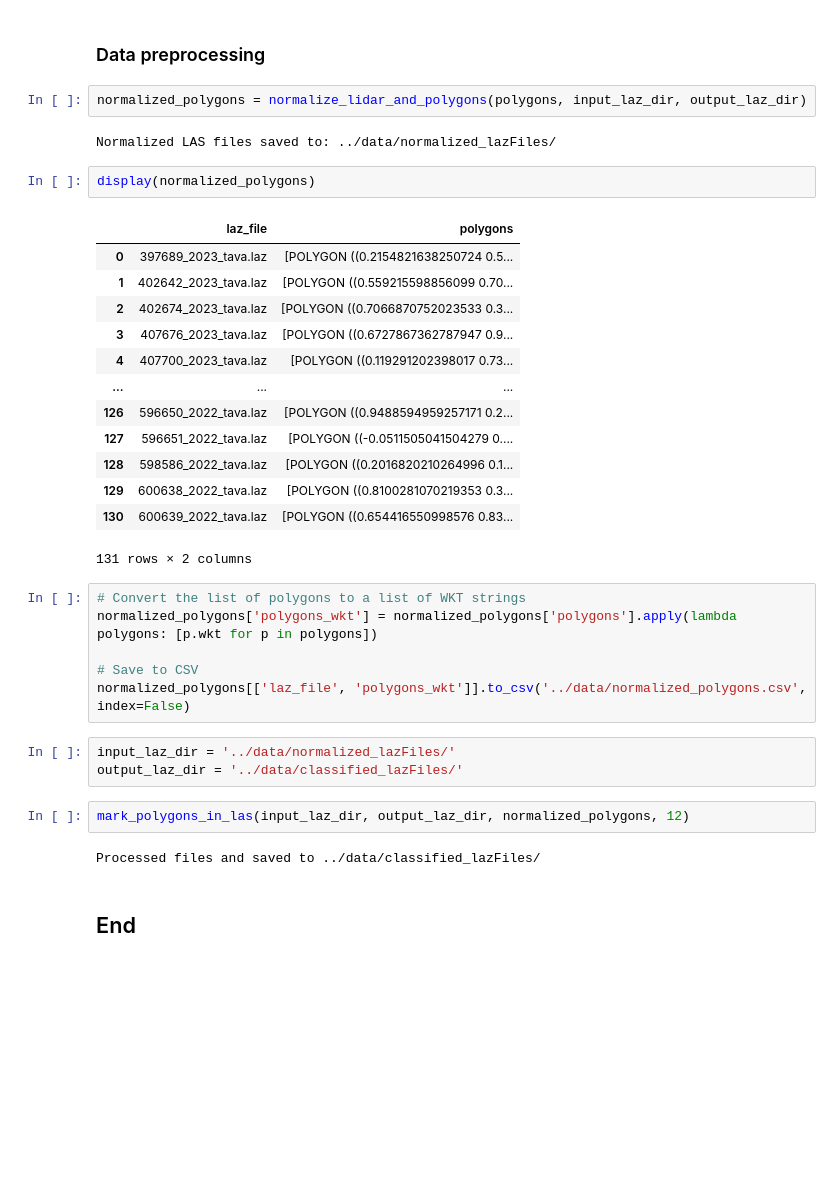
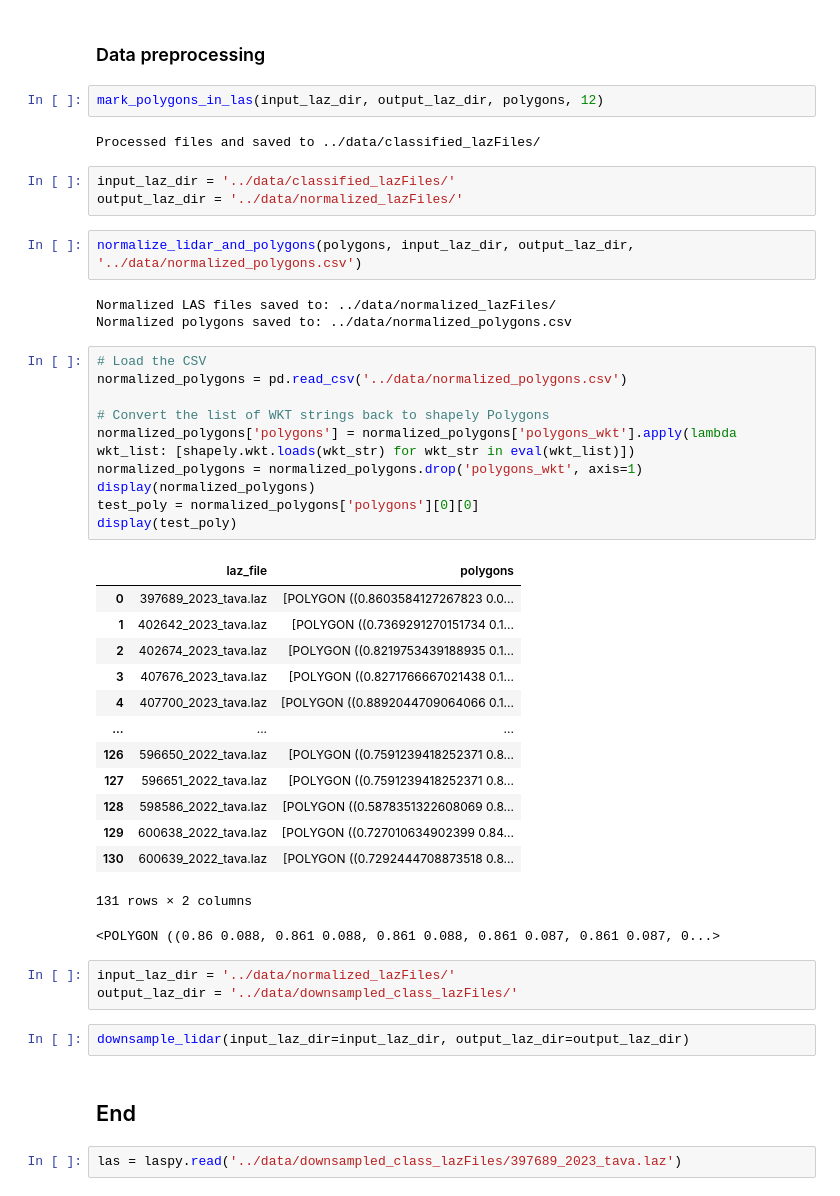
Before and after one commit to SanderSaska/Hillfort-detection-with-LiDAR-data, a Jupyter notebook: notebooks/data.ipynb, the cells around one changed output. Drawn from its saved outputs; the diff is of its cells as text; blank space fills up the shorter version.

```diff
--- a/notebooks/data.ipynb
+++ b/notebooks/data.ipynb
@@ -448,38 +495,49 @@ display(polygons)
 131 rows × 2 columns
 # %% [markdown]
 ### Data preprocessing
+# %%
+mark_polygons_in_las(input_laz_dir, output_laz_dir, polygons, 12)
+# %% [output]
+Processed files and saved to ../data/classified_lazFiles/
+# %%
+input_laz_dir = '../data/classified_lazFiles/'
+output_laz_dir = '../data/normalized_lazFiles/'
 # %%
-normalized_polygons = normalize_lidar_and_polygons(polygons, input_laz_dir, output_laz_dir)
+normalize_lidar_and_polygons(polygons, input_laz_dir, output_laz_dir, '../data/normalized_polygons.csv')
 # %% [output]
 Normalized LAS files saved to: ../data/normalized_lazFiles/
+Normalized polygons saved to: ../data/normalized_polygons.csv
-# %%
-display(normalized_polygons)
-# %% [output]
-|  | laz_file | polygons |
-| 0 | 397689_2023_tava.laz | [POLYGON ((0.2154821638250724 0.5... |
-| 1 | 402642_2023_tava.laz | [POLYGON ((0.559215598856099 0.70... |
-| 2 | 402674_2023_tava.laz | [POLYGON ((0.7066870752023533 0.3... |
-| 3 | 407676_2023_tava.laz | [POLYGON ((0.6727867362787947 0.9... |
-| 4 | 407700_2023_tava.laz | [POLYGON ((0.119291202398017 0.73... |
-| ... | ... | ... |
-| 126 | 596650_2022_tava.laz | [POLYGON ((0.9488594959257171 0.2... |
-| 127 | 596651_2022_tava.laz | [POLYGON ((-0.0511505041504279 0.... |
-| 128 | 598586_2022_tava.laz | [POLYGON ((0.2016820210264996 0.1... |
-| 129 | 600638_2022_tava.laz | [POLYGON ((0.8100281070219353 0.3... |
-| 130 | 600639_2022_tava.laz | [POLYGON ((0.654416550998576 0.83... |
-131 rows × 2 columns
-# %%
-# Convert the list of polygons to a list of WKT strings
-normalized_polygons['polygons_wkt'] = normalized_polygons['polygons'].apply(lambda polygons: [p.wkt for p in polygons])
-
-# Save to CSV
-normalized_polygons[['laz_file', 'polygons_wkt']].to_csv('../data/normalized_polygons.csv', index=False)
+# %%
+# Load the CSV
+normalized_polygons = pd.read_csv('../data/normalized_polygons.csv')
+
+# Convert the list of WKT strings back to shapely Polygons
+normalized_polygons['polygons'] = normalized_polygons['polygons_wkt'].apply(lambda wkt_list: [shapely.wkt.loads(wkt_str) for wkt_str in eval(wkt_list)])
+normalized_polygons = normalized_polygons.drop('polygons_wkt', axis=1)
+display(normalized_polygons)
+test_poly = normalized_polygons['polygons'][0][0]
+display(test_poly)
+# %% [output]
+|  | laz_file | polygons |
+| 0 | 397689_2023_tava.laz | [POLYGON ((0.8603584127267823 0.0... |
+| 1 | 402642_2023_tava.laz | [POLYGON ((0.7369291270151734 0.1... |
+| 2 | 402674_2023_tava.laz | [POLYGON ((0.8219753439188935 0.1... |
+| 3 | 407676_2023_tava.laz | [POLYGON ((0.8271766667021438 0.1... |
+| 4 | 407700_2023_tava.laz | [POLYGON ((0.8892044709064066 0.1... |
+| ... | ... | ... |
+| 126 | 596650_2022_tava.laz | [POLYGON ((0.7591239418252371 0.8... |
+| 127 | 596651_2022_tava.laz | [POLYGON ((0.7591239418252371 0.8... |
+| 128 | 598586_2022_tava.laz | [POLYGON ((0.5878351322608069 0.8... |
+| 129 | 600638_2022_tava.laz | [POLYGON ((0.727010634902399 0.84... |
+| 130 | 600639_2022_tava.laz | [POLYGON ((0.7292444708873518 0.8... |
+131 rows × 2 columns
+<POLYGON ((0.86 0.088, 0.861 0.088, 0.861 0.088, 0.861 0.087, 0.861 0.087, 0...>
 # %%
 input_laz_dir = '../data/normalized_lazFiles/'
-output_laz_dir = '../data/classified_lazFiles/'
+output_laz_dir = '../data/downsampled_class_lazFiles/'
-# %%
-mark_polygons_in_las(input_laz_dir, output_laz_dir, normalized_polygons, 12)
-# %% [output]
-Processed files and saved to ../data/classified_lazFiles/
+# %%
+downsample_lidar(input_laz_dir=input_laz_dir, output_laz_dir=output_laz_dir)
 # %% [markdown]
 ## End
+# %%
+las = laspy.read('../data/downsampled_class_lazFiles/397689_2023_tava.laz')
```
Also changed, not shown: parts of 12 cells of this notebook.
